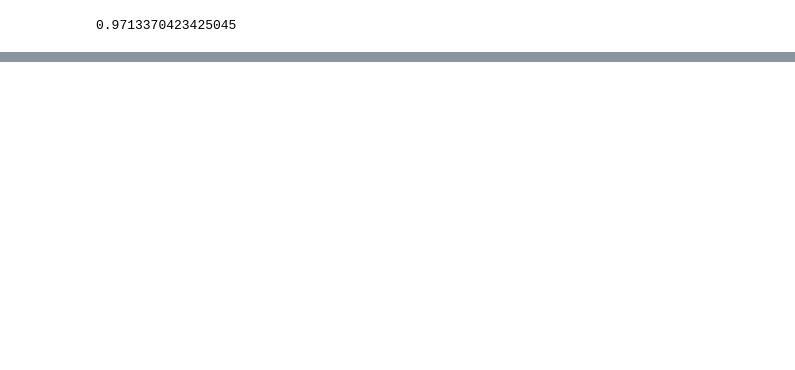
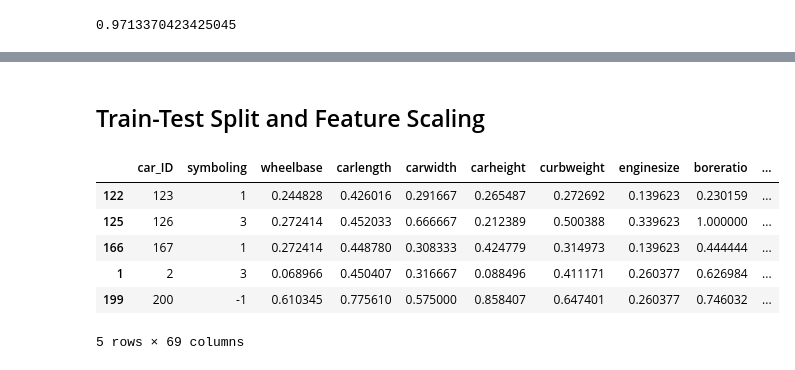
Before and after one commit to asa1997/CarPricePrediction, a Jupyter notebook: carpriceprediction.ipynb, the cells around one changed output, grey strips where cells are left out. Drawn from its saved outputs; the diff is of its cells as text; code cells hidden in the pictures; blank space fills up the shorter version.

```diff
--- a/carpriceprediction.ipynb
+++ b/carpriceprediction.ipynb
@@ -437,0 +480,20 @@ corr_high
+# %%
+def dummies(feature, df):
+    temp = pd.get_dummies(df[feature], drop_first=True, dtype="uint8")
+    df = pd.concat([df, temp], axis=1)
+    df.drop([feature], axis=1, inplace=True)
+    return df
+
+data_lr = data
+
+data_lr = dummies('fueltype', data_lr)
+data_lr = dummies('aspiration', data_lr)
+data_lr = dummies('carbody', data_lr)
+data_lr = dummies('drivewheel', data_lr)
+data_lr = dummies('enginetype', data_lr)
+data_lr = dummies('cylindernumber', data_lr)
+data_lr = dummies('carsrange', data_lr)
+data_lr = dummies('CompanyName', data_lr)
+data_lr = dummies('doornumber', data_lr)
+data_lr = dummies('enginelocation', data_lr)
+data_lr = dummies('fuelsystem', data_lr)
@@ -437,0 +520,24 @@ corr_high
+# %% [markdown]
+## Train-Test Split and Feature Scaling
+# %%
+from sklearn.model_selection import train_test_split
+
+np.random.seed(0)
+df_train, df_test = train_test_split(data_lr, train_size=0.7, test_size=0.3, random_state=100)
+# %%
+from sklearn.preprocessing import MinMaxScaler
+
+scaler = MinMaxScaler()
+
+num_vars = ['wheelbase', 'carheight', 'stroke', 'curbweight', 'enginesize', 'boreratio', 'horsepower', 'fueleconomy', 'carlength', 'carwidth']
+df_train[num_vars] = scaler.fit_transform(df_train[num_vars])
+# %%
+df_train.head()
+# %% [output]
+|  | car_ID | symboling | wheelbase | carlength | carwidth | carheight | curbweight | enginesize | boreratio | ... |
+| 122 | 123 | 1 | 0.244828 | 0.426016 | 0.291667 | 0.265487 | 0.272692 | 0.139623 | 0.230159 | ... |
+| 125 | 126 | 3 | 0.272414 | 0.452033 | 0.666667 | 0.212389 | 0.500388 | 0.339623 | 1.000000 | ... |
+| 166 | 167 | 1 | 0.272414 | 0.448780 | 0.308333 | 0.424779 | 0.314973 | 0.139623 | 0.444444 | ... |
+| 1 | 2 | 3 | 0.068966 | 0.450407 | 0.316667 | 0.088496 | 0.411171 | 0.260377 | 0.626984 | ... |
+| 199 | 200 | -1 | 0.610345 | 0.775610 | 0.575000 | 0.858407 | 0.647401 | 0.260377 | 0.746032 | ... |
+5 rows × 69 columns
```
Also changed, not shown: parts of 10 cells of this notebook.
